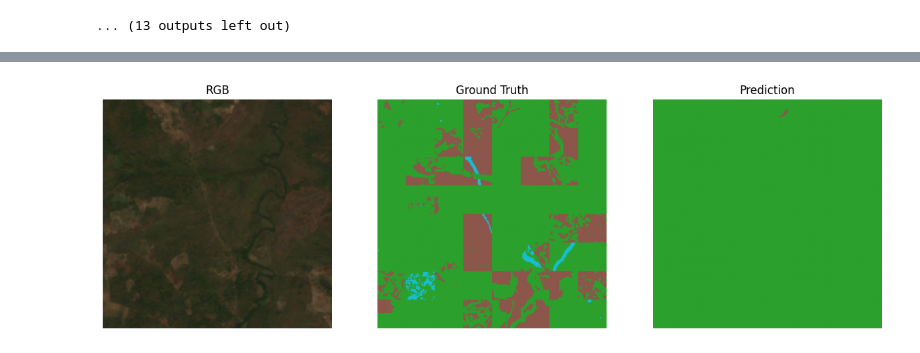
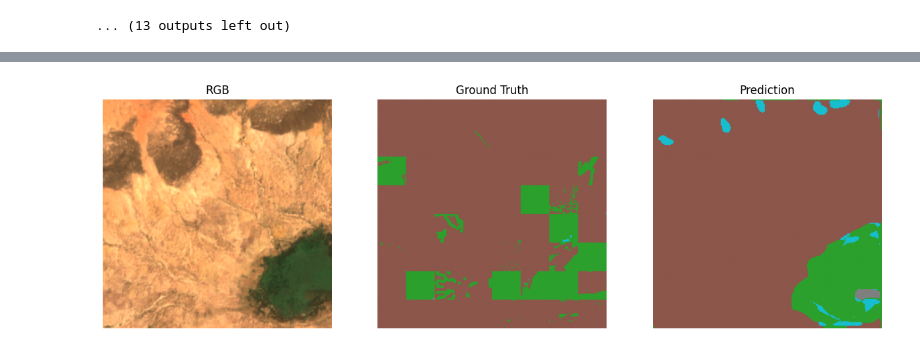
Before and after one commit to Mohamed-Ashraf273/satellite-imagery, a Jupyter notebook: train_p2.ipynb, the cells around one changed output, grey strips where cells are left out. Drawn from its saved outputs; the diff is of its cells as text; code cells hidden in the pictures.

Commit message:
add dl model

```diff
--- a/train_p2.ipynb
+++ b/train_p2.ipynb
@@ -372,3 +372,11 @@ Saved best model
 Epoch 11/25 | train_loss=0.6267 | val_loss=0.6724 | val_mIoU=0.4985
 Epoch 12/25 | train_loss=0.6189 | val_loss=0.4638 | val_mIoU=0.5851
 ... (13 outputs left out)
+# %%
+checkpoint = torch.load("best_unet.pth", map_location=config.DEVICE)
+model = UNet(
+    encoder_name="resnet34",
+    num_classes=5
+).to(device)
+model.load_state_dict(checkpoint)
+model.eval()
@@ -375,6 +401,14 @@ Epoch 12/25 | train_loss=0.6189 | val_loss=0.4638 | val_mIoU=0.5851
 # %%
 @torch.no_grad()
 def show_prediction(model, dataset, idx=0):
+    if isinstance(model, dict):
+        loaded_model = UNet(
+            encoder_name="resnet34",
+            num_classes=5
+        ).to(device)
+        loaded_model.load_state_dict(model)
+        model = loaded_model
+
     model.eval()
 
     image, mask = dataset[idx]
@@ -411,6 +445,6 @@ def show_prediction(model, dataset, idx=0):
 
     plt.show()
 # %%
-show_prediction(model, val_ds, idx=13)
+show_prediction(model, val_ds, idx=5)
 # %% [output]
-[figure, old version]
+[figure, new version]
```
Also changed, not shown: parts of 2 cells of this notebook, 1 other file.
